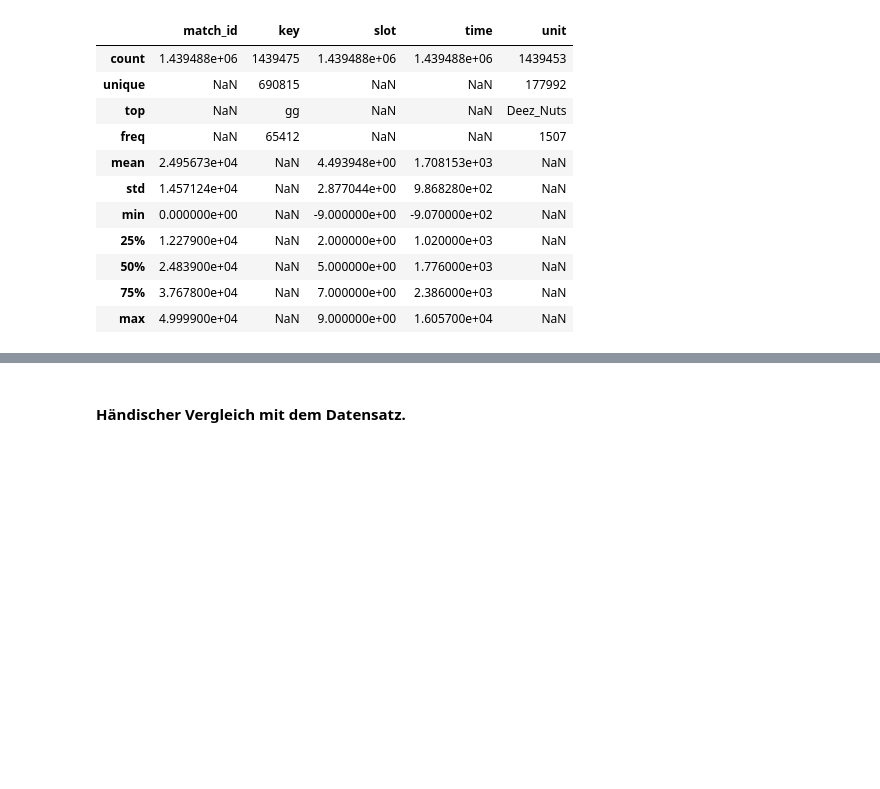
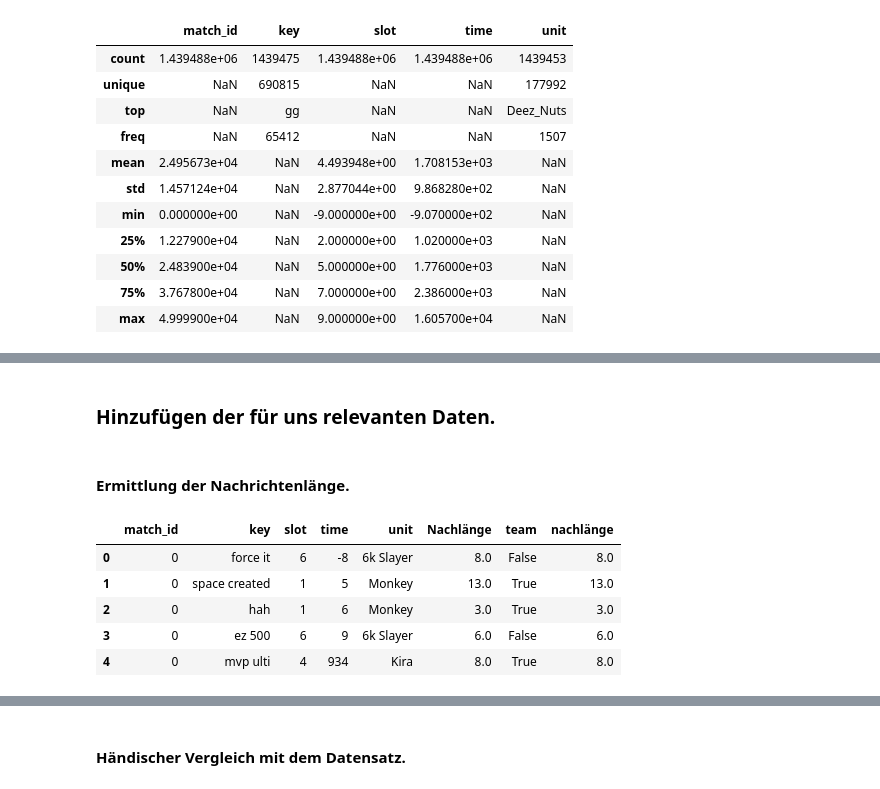
Before and after one commit to agruenth/BDA_SS17, a Jupyter notebook: Aufgabe 3.ipynb, the cells around one changed output, grey strips where cells are left out. Cells and saved outputs as stored; diff of their text form; code cells hidden in the pictures; blank space fills up the shorter version.

```diff
--- a/Aufgabe 3.ipynb
+++ b/Aufgabe 3.ipynb
@@ -81,0 +83,15 @@ Name: match_id, dtype: int64
+# %% [markdown]
+### Hinzufügen der für uns relevanten Daten.
+# %% [markdown]
+#### Ermittlung der Nachrichtenlänge.
+# %%
+chat['nachlänge'] = chat['key'].str.len()
+chat['team'] = pd.cut(chat['slot'],[0,5,10],labels=[True, False])
+chat.head()
+# %% [output]
+|  | match_id | key | slot | time | unit | Nachlänge | team | nachlänge |
+| 0 | 0 | force it | 6 | -8 | 6k Slayer | 8.0 | False | 8.0 |
+| 1 | 0 | space created | 1 | 5 | Monkey | 13.0 | True | 13.0 |
+| 2 | 0 | hah | 1 | 6 | Monkey | 3.0 | True | 3.0 |
+| 3 | 0 | ez 500 | 6 | 9 | 6k Slayer | 6.0 | False | 6.0 |
+| 4 | 0 | mvp ulti | 4 | 934 | Kira | 8.0 | True | 8.0 |
```
Also changed, not shown: parts of 27 cells of this notebook.
